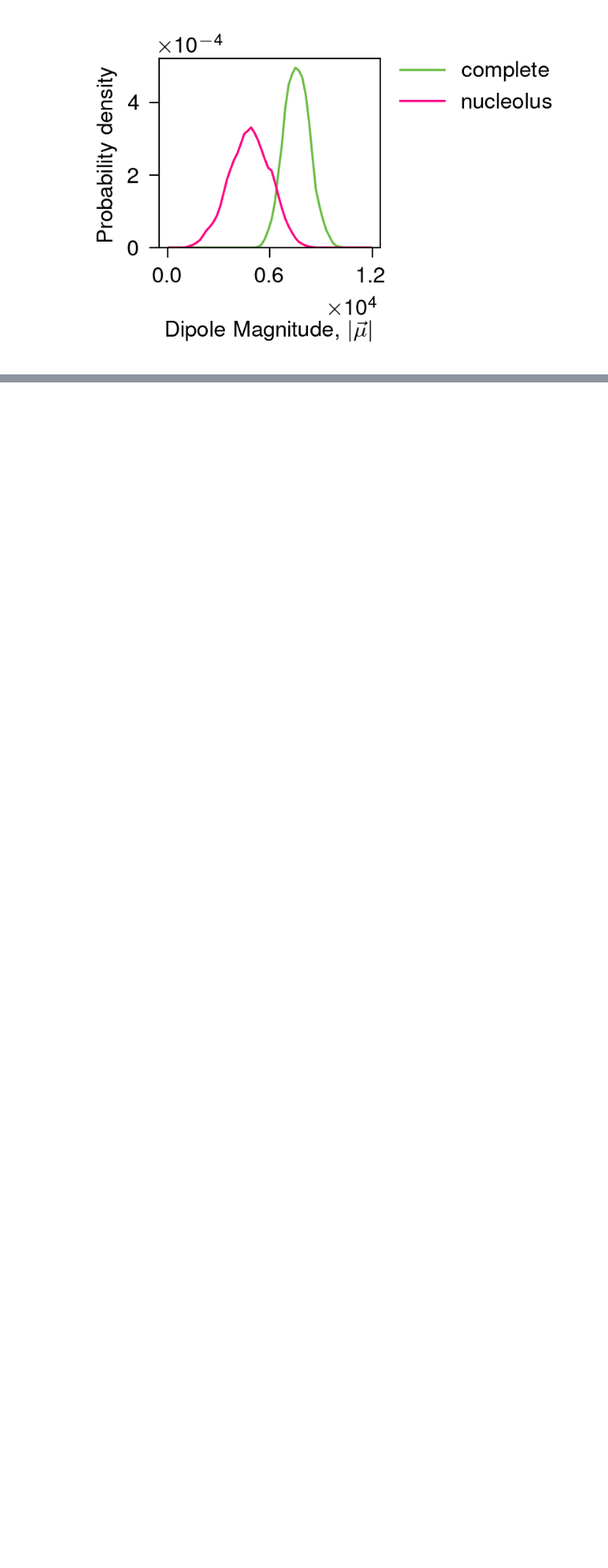
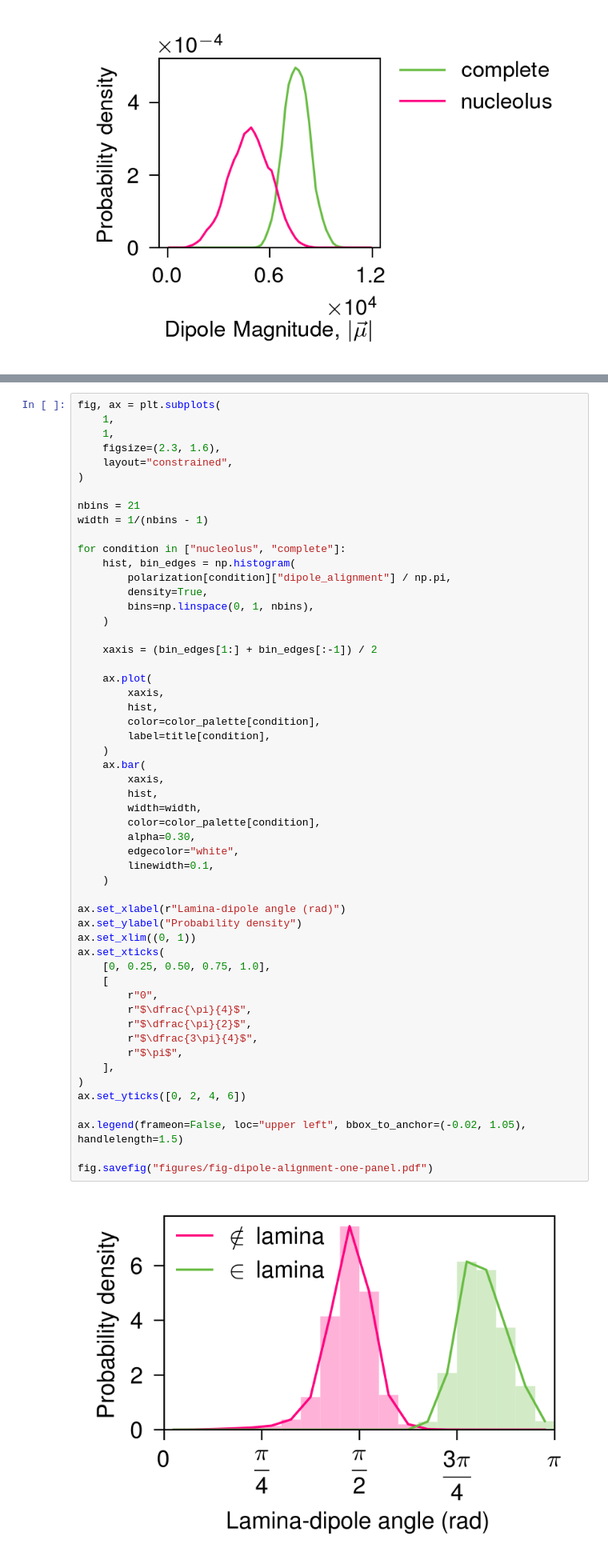
Before and after one commit to mellofariam/polarization, a Jupyter notebook: 3_analysis/polarization/plot-polarization.ipynb, the cells around one changed output, grey strips where cells are left out. Shown at 80% size. Cells and saved outputs as stored; diff of their text form; blank space fills up the shorter version.

```diff
--- a/3_analysis/polarization/plot-polarization.ipynb
+++ b/3_analysis/polarization/plot-polarization.ipynb
@@ -1024,0 +1025,56 @@ fig.tight_layout()
+# %%
+fig, ax = plt.subplots(
+    1,
+    1,
+    figsize=(2.3, 1.6),
+    layout="constrained",
+)
+
+nbins = 21
+width = 1/(nbins - 1)
+
+for condition in ["nucleolus", "complete"]:
+    hist, bin_edges = np.histogram(
+        polarization[condition]["dipole_alignment"] / np.pi,
+        density=True,
+        bins=np.linspace(0, 1, nbins),
+    )
+
+    xaxis = (bin_edges[1:] + bin_edges[:-1]) / 2
+
+    ax.plot(
+        xaxis,
+        hist,
+        color=color_palette[condition],
+        label=title[condition],
+    )
+    ax.bar(
+        xaxis,
+        hist,
+        width=width,
+        color=color_palette[condition],
+        alpha=0.30,
+        edgecolor="white",
+        linewidth=0.1,
+    )
+
+ax.set_xlabel(r"Lamina-dipole angle (rad)")
+ax.set_ylabel("Probability density")
+ax.set_xlim((0, 1))
+ax.set_xticks(
+    [0, 0.25, 0.50, 0.75, 1.0],
+    [
+        r"0",
+        r"$\dfrac{\pi}{4}$",
+        r"$\dfrac{\pi}{2}$",
+        r"$\dfrac{3\pi}{4}$",
+        r"$\pi$",
+    ],
+)
+ax.set_yticks([0, 2, 4, 6])
+
+ax.legend(frameon=False, loc="upper left", bbox_to_anchor=(-0.02, 1.05), handlelength=1.5)
+
+fig.savefig("figures/fig-dipole-alignment-one-panel.pdf")
+# %% [output]
+[figure, added]
```
Also changed, not shown: parts of 5 cells of this notebook, 3 other files.
